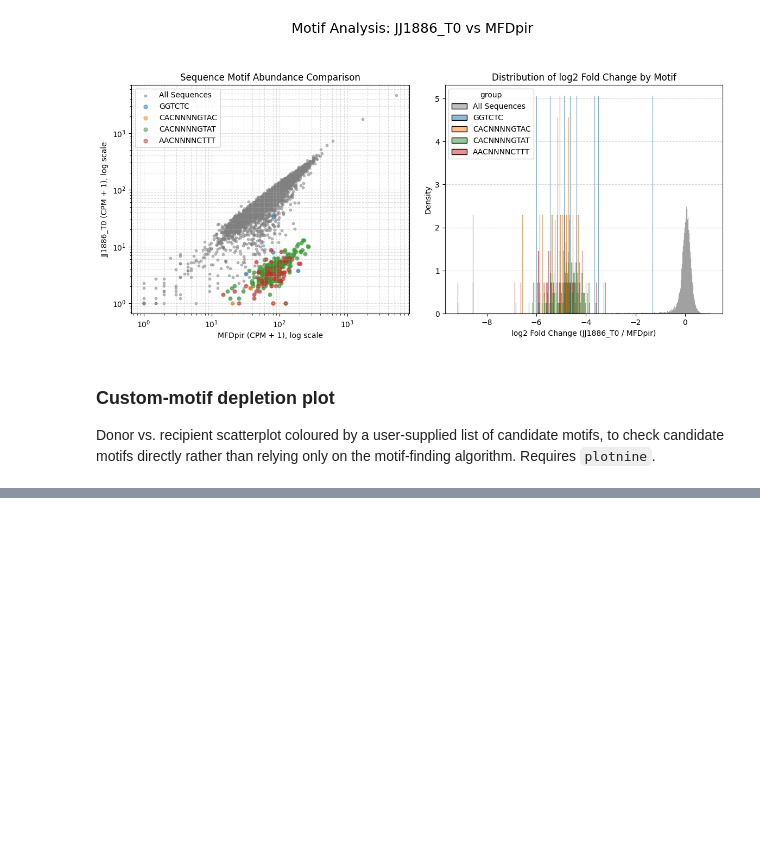
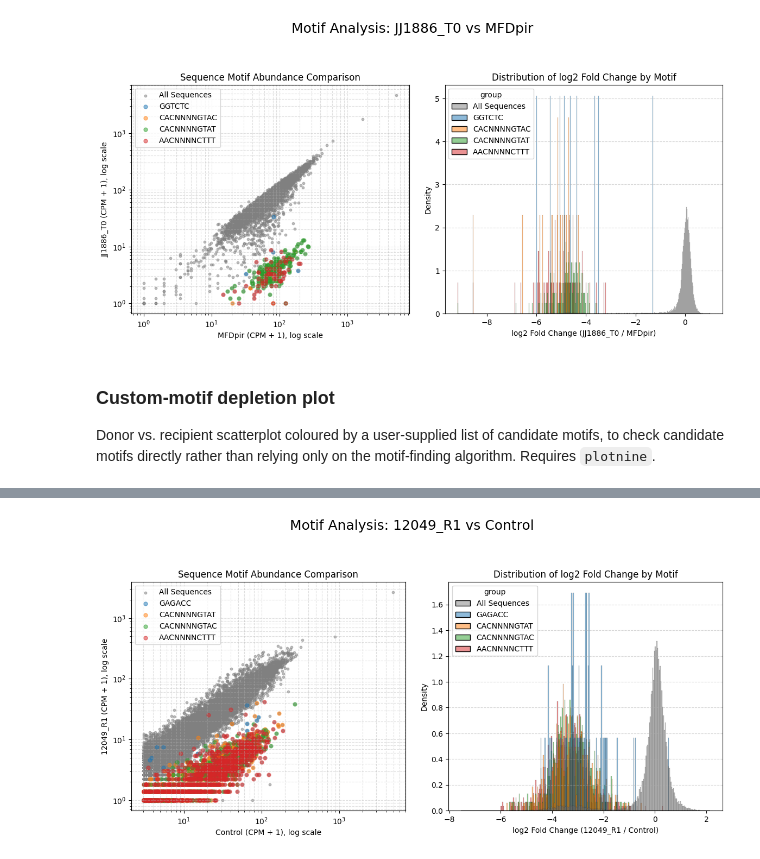
Before and after one commit to dbikard/randseq, a Jupyter notebook: nbs/02_plotting.ipynb, the cells around one changed output, grey strips where cells are left out. Cells and saved outputs as stored; diff of their text form; code cells hidden in the pictures; blank space fills up the shorter version.

```diff
--- a/nbs/02_plotting.ipynb
+++ b/nbs/02_plotting.ipynb
@@ -342,0 +347,5 @@ def plot_motif_depletion(counts_df, sample_col, ref_col, motif_list,
+# %%
+counts_12049 = pd.read_csv(os.path.join(data_path, "counts_12049.csv.gz"), index_col=0)
+left_bb2, right_bb2 = "GTCTAGGGCGGCGGTAAAAC", "ACTAGAGCACCAGAAGTCTA"
+log2fc_12049 = calculate_log2fc(counts_12049, reference_column="Control", count_threshold=20, pseudocount=1)
+log2fc_12049.describe()
@@ -342,0 +362,13 @@ def plot_motif_depletion(counts_df, sample_col, ref_col, motif_list,
+# %%
+from randseq.core_v2 import find_restricted_motifs_mp
+from randseq.utils import get_patterns
+
+core_fixed_12049, flexible_12049 = find_restricted_motifs_mp(log2fc_12049["12049_R1"],
+                        left_bb2,
+                        right_bb2,
+                        fixed_motif_depletion_thr=-1,
+                        flexible_motif_patterns=get_patterns(),
+                        flexible_motif_log2fc_thr=-1,
+                        flexible_motif_score_thr=0.5,
+                        cpu_count=8)
+flexible_12049
@@ -342,0 +405,4 @@ def plot_motif_depletion(counts_df, sample_col, ref_col, motif_list,
+# %%
+fig, axes = plot_motif_analysis(counts_12049, "12049_R1", "Control", flexible_12049, left_bb2, right_bb2)
+# %% [output]
+[figure, added]
```
Also changed, not shown: parts of 5 cells of this notebook, 5 other files.
